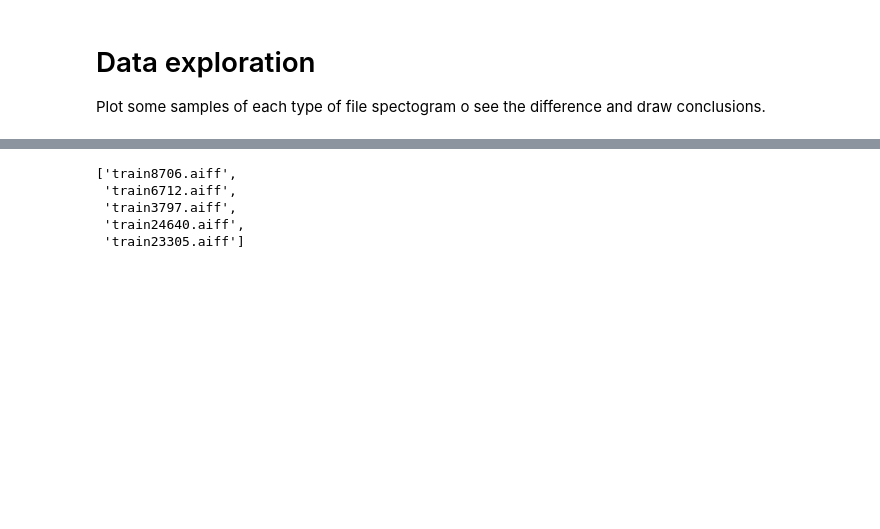
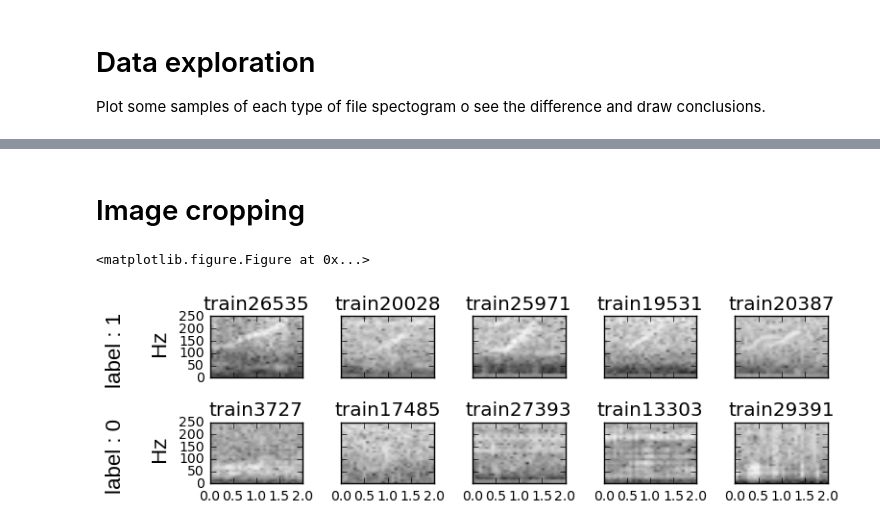
Before and after one commit to mabelvj/the-marinexplore-and-cornell-university-whale-detection-challenge, a Jupyter notebook: 2_data_exploration.ipynb, the cells around one changed output, grey strips where cells are left out. Drawn from its saved outputs; the diff is of its cells as text; code cells hidden in the pictures; blank space fills up the shorter version.

```diff
--- a/2_data_exploration.ipynb
+++ b/2_data_exploration.ipynb
@@ -253,8 +295,49 @@ fig.savefig('../MLNP/capstone/images/2_samples_processed.png', format= "png")
-# %%
-file_name_array[:N_play]
-# %% [output]
-['train8706.aiff',
- 'train6712.aiff',
- 'train3797.aiff',
- 'train24640.aiff',
- 'train23305.aiff']
+# %% [markdown]
+# Image cropping
+# %%
+from scipy.misc import imresize
+from sklearn import preprocessing
+from matplotlib.ticker import FormatStrFormatter
+
+Pxx_log
+file_path= '../data/train'
+
+matplotlib.style.use("classic")
+
+
+plt.figure(figsize=(10.,10.), facecolor= "white")
+fig, ax = plt.subplots(2, 5, sharex= True, sharey=True, facecolor= "white")
+fig.set_figheight(2.5)
+#Right -whales
+for i, file_name in enumerate(file_name_array[:N_play]):
+    # spectrogram of file
+    Pxx_log =  np.log10(Pxx_array[i])
+    Pxx_prep = preprocessing.StandardScaler(copy=True, with_mean=True, with_std=True).fit_transform(Pxx_log) #rescale by std
+    Pxx_ = (Pxx_prep*255.0).astype(int)
+    ax[0][i].imshow(Pxx_, origin= 'lower', cmap= 'gray', aspect= 'auto', extent=[0,2.0,0,1000])
+    ax[0][i].set_title(file_name[:-5] )
+    if i == 0:
+        ax[0][i].set_ylim(0,250)
+        ax[0][i].set_ylabel('label : 1 \n\n Hz', fontsize=16)
+
+    ax[0][i].tick_params(labelsize=10)
+
+
+#Non- right whales
+for i, file_name in enumerate(file_name_array[N_play:]):
+    # spectrogram of file
+    Pxx_log =  np.log10(Pxx_array[i+N_play])
+    Pxx_prep = preprocessing.StandardScaler(copy=True, with_mean=True, with_std=True).fit_transform(Pxx_log) #rescale by std
+    Pxx_ = (Pxx_prep*255.0).astype(int)
+    ax[1][i].imshow(Pxx_, origin= 'lower', cmap= 'gray', aspect= 'auto', extent=[0,2.0,0,1000])
+    ax[1][i].set_title(file_name[:-5])
+    if i == 0:
+        ax[0][i].set_ylim(0,250)
+        ax[1][i].set_ylabel('label : 0 \n\n Hz', fontsize=16)
+    ax[1][i].tick_params(labelsize=10)
+
+fig.tight_layout()
+fig.savefig('../MLNP/capstone/images/2_samples_cropped.png', format= "png")
+# %% [output]
+<matplotlib.figure.Figure at 0x...>
+[figure, added]
```
Also changed, not shown: parts of 5 cells of this notebook, 2 other files.
